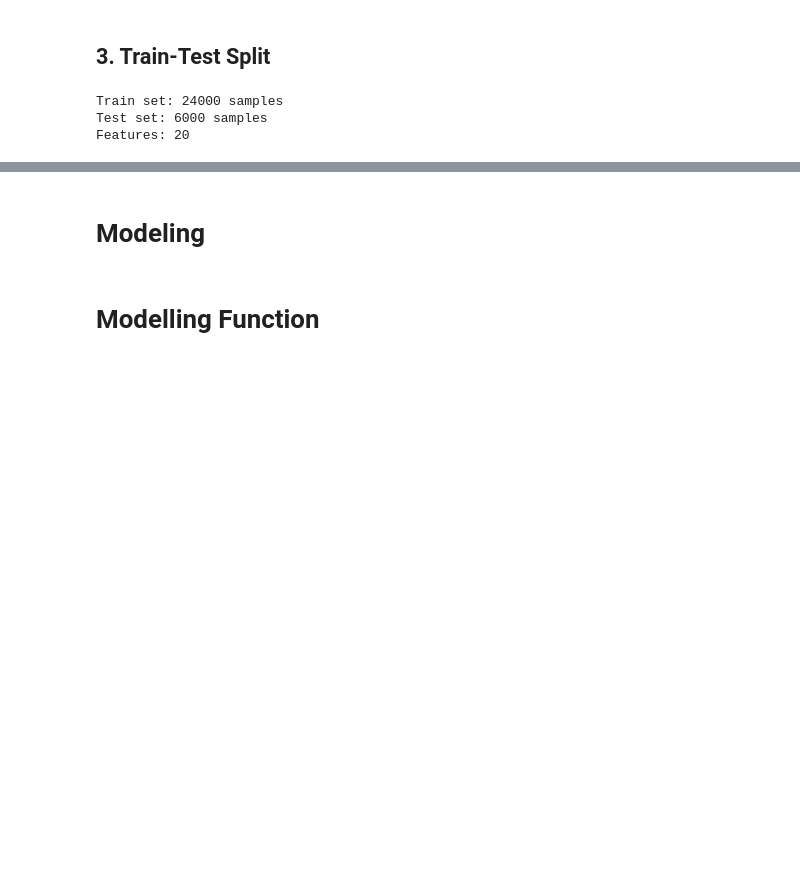
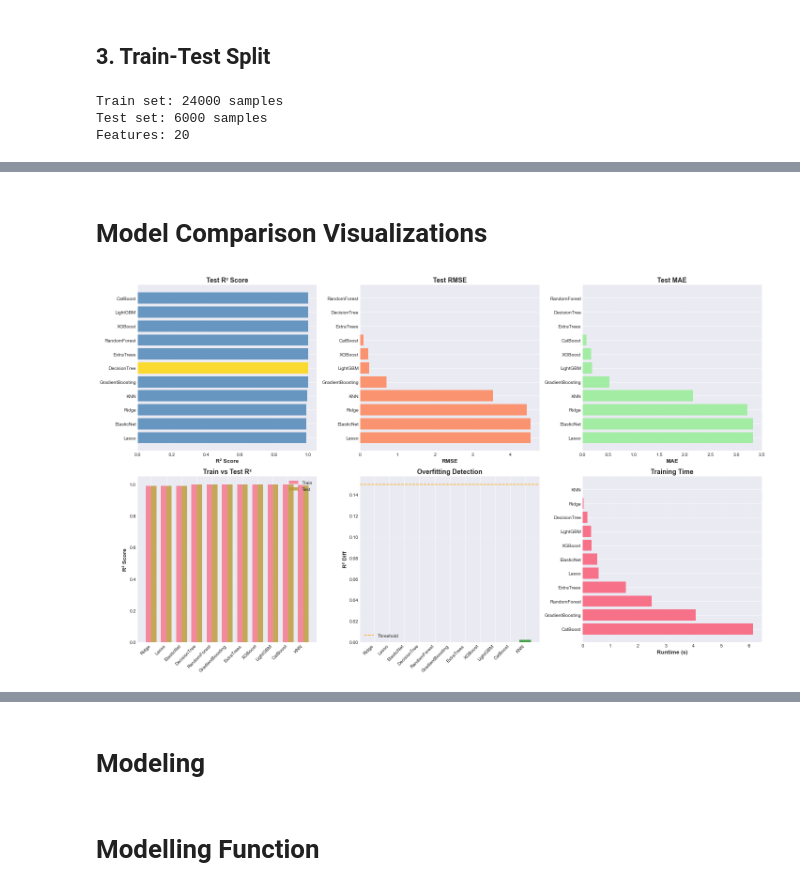
Before and after one commit to Fuady/sport_footware_price_prediction, a Jupyter notebook: notebook.ipynb, the cells around one changed output, grey strips where cells are left out. Drawn from its saved outputs; the diff is of its cells as text; code cells hidden in the pictures; blank space fills up the shorter version.

```diff
--- a/notebook.ipynb
+++ b/notebook.ipynb
@@ -320,0 +645,71 @@ Features: 20
+# %% [markdown]
+# Model Comparison Visualizations
+# %%
+fig, axes = plt.subplots(2, 3, figsize=(20, 12))
+
+# 1. Test R2
+results_sorted = results_df.sort_values('test_r2', ascending=True)
+colors = ['gold' if row['is_best_model'] else 'steelblue'
+          for _, row in results_sorted.iterrows()]
+axes[0, 0].barh(results_sorted['model_name'], results_sorted['test_r2'],
+                color=colors, alpha=0.8)
+axes[0, 0].set_xlabel('R² Score', fontsize=12, fontweight='bold')
+axes[0, 0].set_title('Test R² Score', fontsize=14, fontweight='bold')
+axes[0, 0].grid(axis='x', alpha=0.3)
+
+# 2. Test RMSE
+results_rmse = results_df.sort_values('test_rmse', ascending=False)
+colors_rmse = ['gold' if row['is_best_model'] else 'coral'
+               for _, row in results_rmse.iterrows()]
+axes[0, 1].barh(results_rmse['model_name'], results_rmse['test_rmse'],
+                color=colors_rmse, alpha=0.8)
+axes[0, 1].set_xlabel('RMSE', fontsize=12, fontweight='bold')
+axes[0, 1].set_title('Test RMSE', fontsize=14, fontweight='bold')
+axes[0, 1].grid(axis='x', alpha=0.3)
+
+# 3. Test MAE
+results_mae = results_df.sort_values('test_mae', ascending=False)
+colors_mae = ['gold' if row['is_best_model'] else 'lightgreen'
+              for _, row in results_mae.iterrows()]
+axes[0, 2].barh(results_mae['model_name'], results_mae['test_mae'],
+                color=colors_mae, alpha=0.8)
+axes[0, 2].set_xlabel('MAE', fontsize=12, fontweight='bold')
+axes[0, 2].set_title('Test MAE', fontsize=14, fontweight='bold')
+axes[0, 2].grid(axis='x', alpha=0.3)
+
+# 4. Train vs Test R2
+x = np.arange(len(results_df))
+width = 0.35
+axes[1, 0].bar(x - width/2, results_df['train_r2'], width,
+               label='Train', alpha=0.8)
+axes[1, 0].bar(x + width/2, results_df['test_r2'], width,
+               label='Test', alpha=0.8)
+axes[1, 0].set_xticks(x)
+axes[1, 0].set_xticklabels(results_df['model_name'], rotation=45, ha='right')
+axes[1, 0].set_ylabel('R² Score', fontsize=12, fontweight='bold')
+axes[1, 0].set_title('Train vs Test R²', fontsize=14, fontweight='bold')
+axes[1, 0].legend()
+axes[1, 0].grid(axis='y', alpha=0.3)
+
+# 5. Overfitting
+colors_overfit = ['red' if x else 'green' for x in results_df['is_overfitting']]
+axes[1, 1].bar(results_df['model_name'], results_df['r2_diff'],
+               color=colors_overfit, alpha=0.7)
+axes[1, 1].axhline(y=0.15, color='orange', linestyle='--', label='Threshold')
+axes[1, 1].set_ylabel('R² Diff', fontsize=12, fontweight='bold')
+axes[1, 1].set_title('Overfitting Detection', fontsize=14, fontweight='bold')
+axes[1, 1].legend()
+axes[1, 1].grid(axis='y', alpha=0.3)
+plt.setp(axes[1, 1].xaxis.get_majorticklabels(), rotation=45, ha='right')
+
+# 6. Runtime
+results_runtime = results_df.sort_values('runtime', ascending=False)
+axes[1, 2].barh(results_runtime['model_name'], results_runtime['runtime'])
+axes[1, 2].set_xlabel('Runtime (s)', fontsize=12, fontweight='bold')
+axes[1, 2].set_title('Training Time', fontsize=14, fontweight='bold')
+axes[1, 2].grid(axis='x', alpha=0.3)
+
+plt.tight_layout()
+plt.show()
+# %% [output]
+[figure, added]
```
Also changed, not shown: parts of 13 cells of this notebook.
